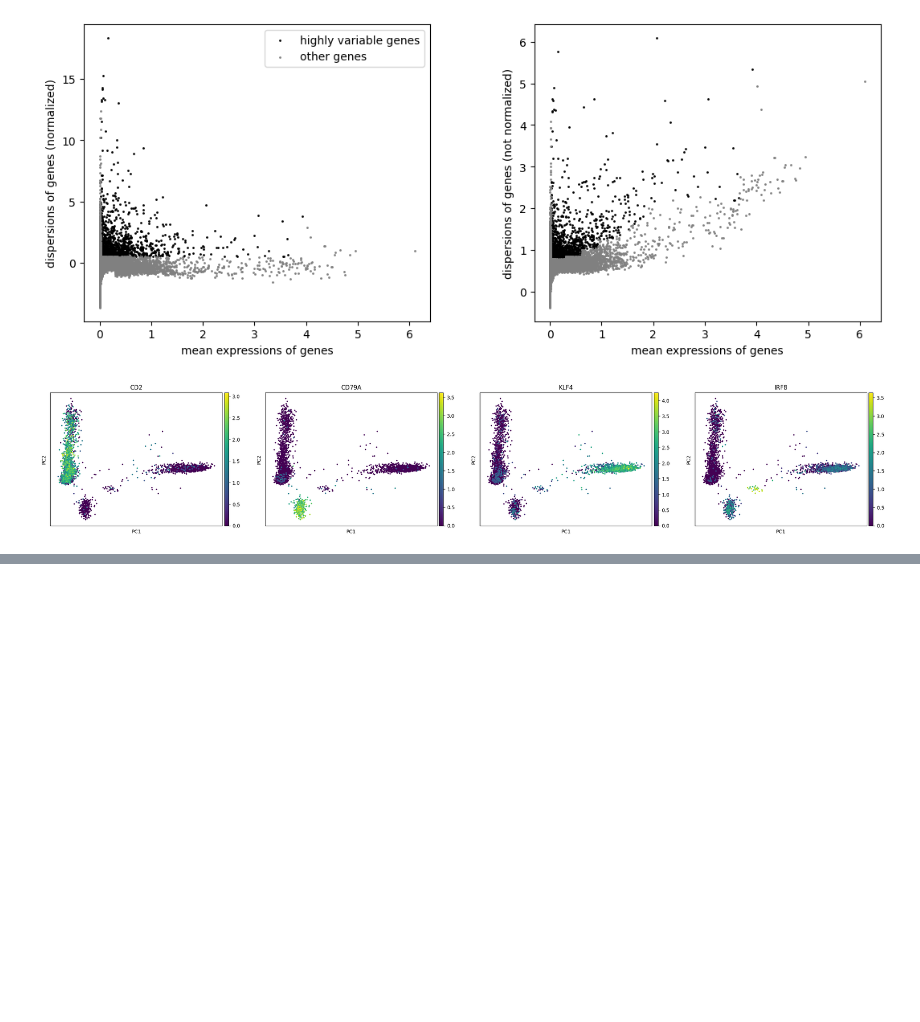
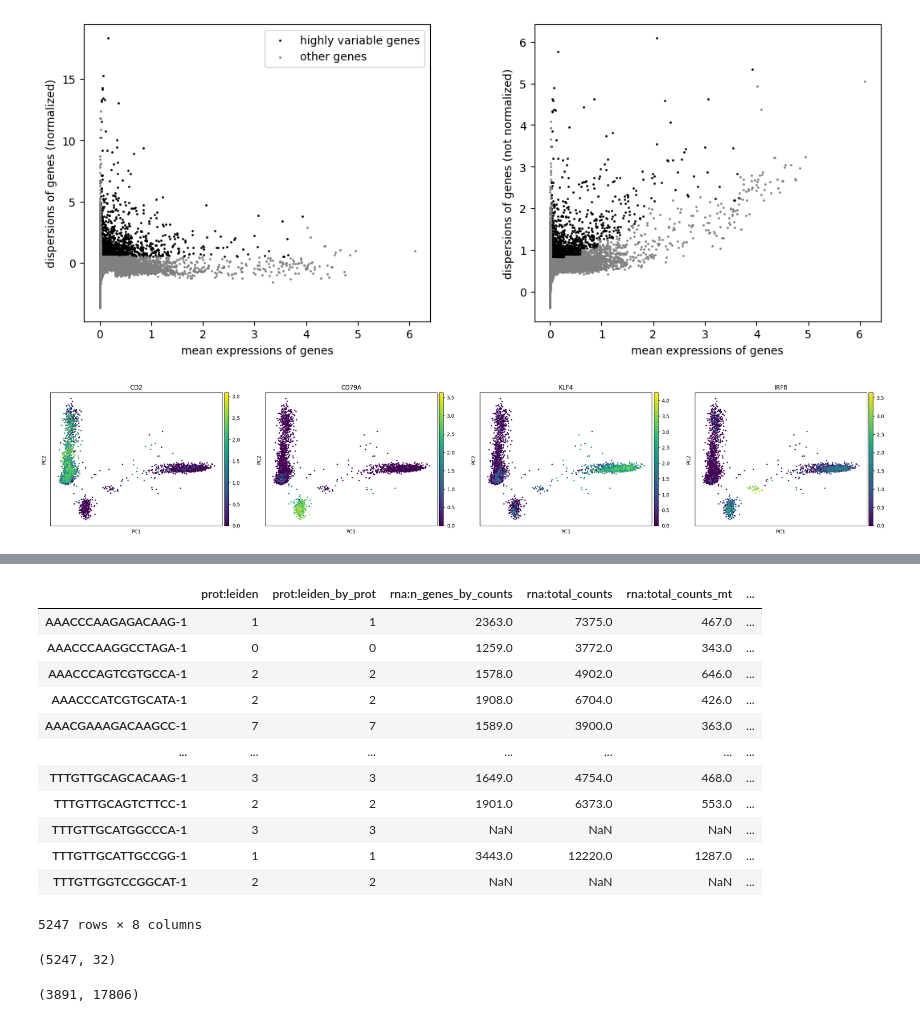
Before and after one commit to Bayer-Group/cellenium, a Jupyter notebook: data_import/public_data/pbmc3k_processed.h5mu.ipynb, the cells around one changed output, grey strips where cells are left out. Cells and saved outputs as stored; diff of their text form; code cells hidden in the pictures; blank space fills up the shorter version.

```diff
--- a/data_import/public_data/pbmc3k_processed.h5mu.ipynb
+++ b/data_import/public_data/pbmc3k_processed.h5mu.ipynb
@@ -175,3 +186,27 @@ prep.remove_raw_and_layers(rna)
+# %%
+mdata.obs
+# %% [output]
+|  | prot:leiden | prot:leiden_by_prot | rna:n_genes_by_counts | rna:total_counts | rna:total_counts_mt | ... |
+| AAACCCAAGAGACAAG-1 | 1 | 1 | 2363.0 | 7375.0 | 467.0 | ... |
+| AAACCCAAGGCCTAGA-1 | 0 | 0 | 1259.0 | 3772.0 | 343.0 | ... |
+| AAACCCAGTCGTGCCA-1 | 2 | 2 | 1578.0 | 4902.0 | 646.0 | ... |
+| AAACCCATCGTGCATA-1 | 2 | 2 | 1908.0 | 6704.0 | 426.0 | ... |
+| AAACGAAAGACAAGCC-1 | 7 | 7 | 1589.0 | 3900.0 | 363.0 | ... |
+| ... | ... | ... | ... | ... | ... | ... |
+| TTTGTTGCAGCACAAG-1 | 3 | 3 | 1649.0 | 4754.0 | 468.0 | ... |
+| TTTGTTGCAGTCTTCC-1 | 2 | 2 | 1901.0 | 6373.0 | 553.0 | ... |
+| TTTGTTGCATGGCCCA-1 | 3 | 3 | NaN | NaN | NaN | ... |
+| TTTGTTGCATTGCCGG-1 | 1 | 1 | 3443.0 | 12220.0 | 1287.0 | ... |
+| TTTGTTGGTCCGGCAT-1 | 2 | 2 | NaN | NaN | NaN | ... |
+5247 rows × 8 columns
+# %%
+mdata.mod['prot'].X.shape
+# %% [output]
+(5247, 32)
+# %%
+mdata.mod['rna'].X.shape
+# %% [output]
+(3891, 17806)
 # %%
 prep.set_cellenium_metadata(
     mdata,
```
Also changed, not shown: parts of 16 cells of this notebook, 1 other file.
